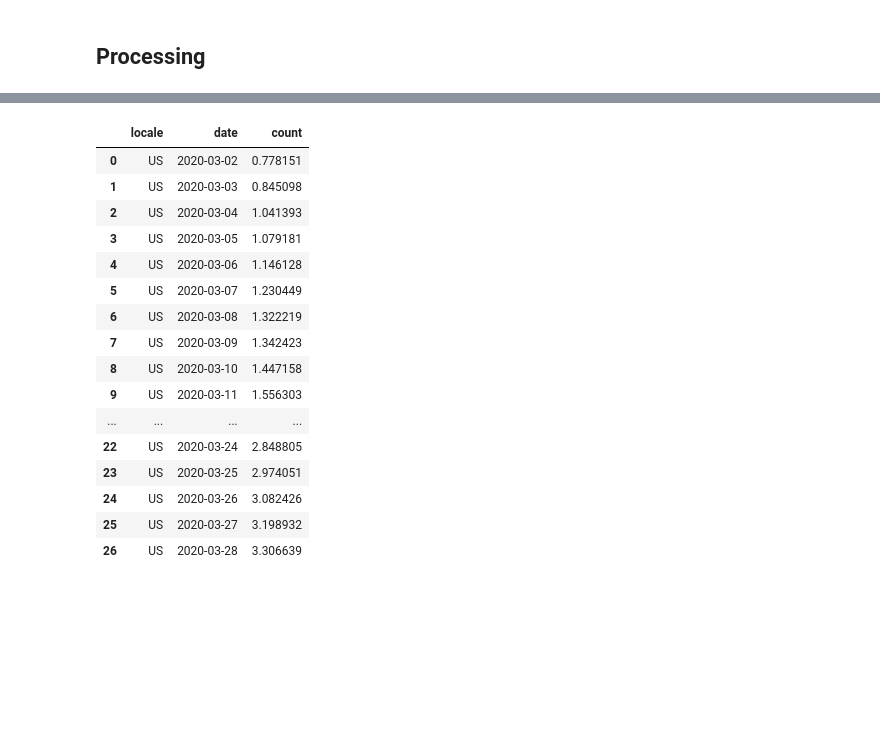
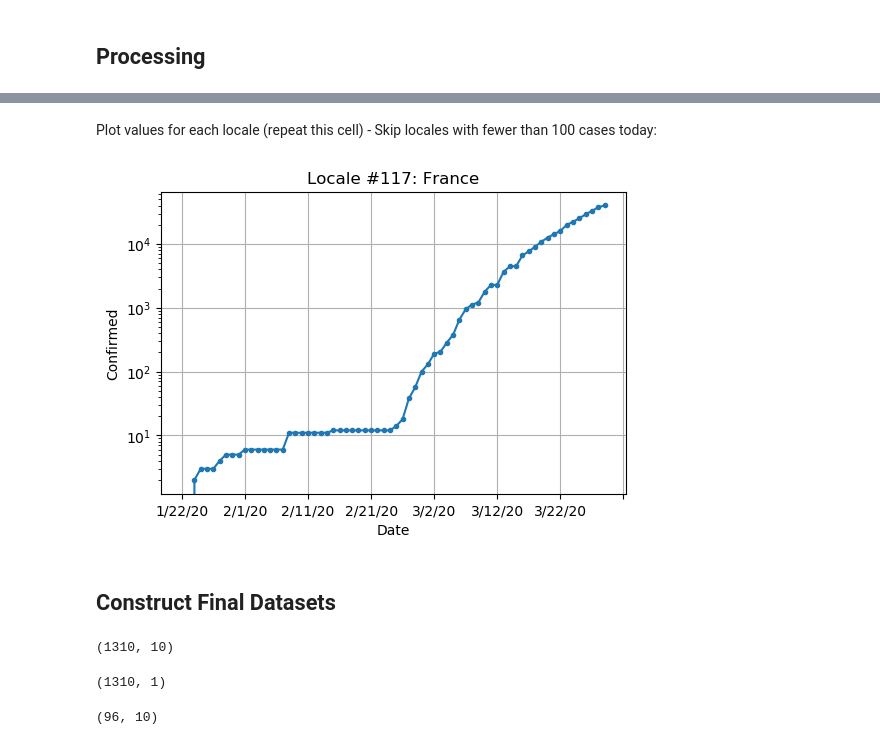
Before and after one commit to jgcorliss/covid-19, a Jupyter notebook: src/covid-19.ipynb, the cells around one changed output, grey strips where cells are left out. Drawn from its saved outputs; the diff is of its cells as text; code cells hidden in the pictures; blank space fills up the shorter version.

Commit message:
Improved final dataset construction

```diff
--- a/src/covid-19.ipynb
+++ b/src/covid-19.ipynb
@@ -244,20 +143,4 @@ design
-# %%
-counts.loc[counts['locale'] == 'US'].sort_values('date').reset_index(drop=True)
-# %% [output]
-|  | locale | date | count |
-| 0 | US | 2020-03-02 | 0.778151 |
-| 1 | US | 2020-03-03 | 0.845098 |
-| 2 | US | 2020-03-04 | 1.041393 |
-| 3 | US | 2020-03-05 | 1.079181 |
-| 4 | US | 2020-03-06 | 1.146128 |
-| 5 | US | 2020-03-07 | 1.230449 |
-| 6 | US | 2020-03-08 | 1.322219 |
-| 7 | US | 2020-03-09 | 1.342423 |
-| 8 | US | 2020-03-10 | 1.447158 |
-| 9 | US | 2020-03-11 | 1.556303 |
-| ... | ... | ... | ... |
-| 22 | US | 2020-03-24 | 2.848805 |
-| 23 | US | 2020-03-25 | 2.974051 |
-| 24 | US | 2020-03-26 | 3.082426 |
-| 25 | US | 2020-03-27 | 3.198932 |
-| 26 | US | 2020-03-28 | 3.306639 |
+# %%
+values.insert(0, 'locale', values['country'].where(values['province'].isnull(), values['country'] + '/' + values['province']))
+# %%
+values.drop(columns={'province', 'country'}, inplace=True)
@@ -263,0 +149,15 @@ counts.loc[counts['locale'] == 'US'].sort_values('date').reset_index(drop=True)
+# %% [markdown]
+Plot values for each locale (repeat this cell) - Skip locales with fewer than 100 cases today:
+# %%
+if idx < values.shape[0]:
+    while values.iloc[idx, -1] < 1000:
+        idx += 1
+    plt.figure(dpi=100)
+    values.iloc[idx, 1:].plot.line(marker='.', logy=log_metric)
+    plt.grid(True)
+    plt.title('Locale #{idx}: {locale}'.format(idx=idx + 1, locale=values.iloc[idx, 0]))
+    plt.xlabel('Date')
+    plt.ylabel(metric.capitalize())
+    idx += 1
+# %% [output]
+[figure, added]
@@ -263,0 +173,2 @@ counts.loc[counts['locale'] == 'US'].sort_values('date').reset_index(drop=True)
+# %% [markdown]
+## Construct Final Datasets
@@ -263,0 +213,12 @@ counts.loc[counts['locale'] == 'US'].sort_values('date').reset_index(drop=True)
+# %%
+X_train.shape
+# %% [output]
+(1310, 10)
+# %%
+y_train.shape
+# %% [output]
+(1310, 1)
+# %%
+X_pred.shape
+# %% [output]
+(96, 10)
```
Also changed, not shown: parts of 51 cells of this notebook, 3 other files.
